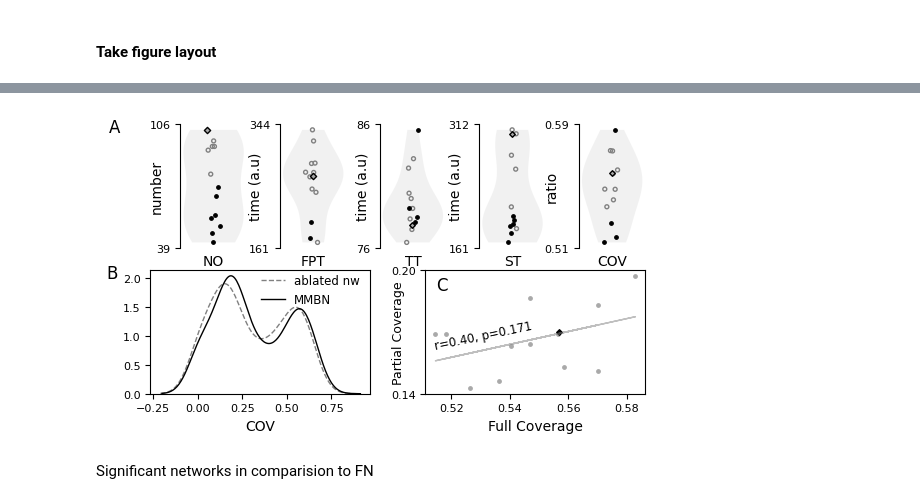
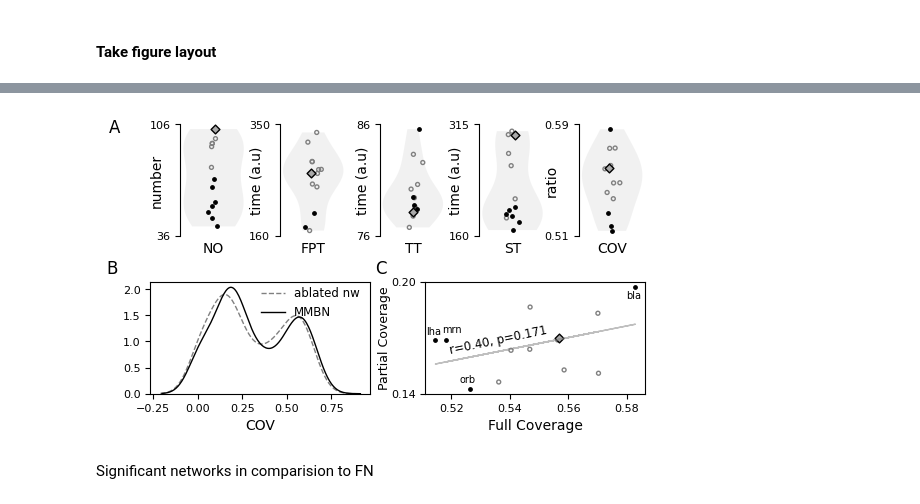
Before and after one commit to csndl-iitd/srg-tes-epilepsy-models, a Jupyter notebook: analysis/notebooks/Analyse fig_March_26.ipynb, the cells around one changed output, grey strips where cells are left out. Drawn from its saved outputs; the diff is of its cells as text; code cells hidden in the pictures.

```diff
--- a/analysis/notebooks/Analyse fig_March_26.ipynb
+++ b/analysis/notebooks/Analyse fig_March_26.ipynb
@@ -601,7 +624,7 @@ for i in nw:
 ####  Take figure layout
 # %%
 fig=plt.figure(figsize=(6,3.5))
-gs=gridspec.GridSpec(10,14,wspace=2.5,hspace=3) #10 rows, 15 columns
+gs=gridspec.GridSpec(11,14,wspace=2.5,hspace=3) #10 rows, 15 columns
 
 # fig 3A
 # make 5 plots inside
@@ -629,11 +652,11 @@ y_no=[num_trans[x] for x in snw_in]
 x_no=[x_jitter[x] for x in snw_in]
 ax0.scatter(x_no,y_no,s=6,zorder=2,c='k')
 # for MMBN
-ax0.scatter(x_jitter[0],num_trans[0],c='darkgray',s=10,zorder=2,marker='D',edgecolors='k')
+ax0.scatter(x_jitter[0],num_trans[0],c='darkgray',s=20,zorder=2,marker='D',edgecolors='k')
 # get current y limits
 ymin, ymax = ax0.get_ylim()
 # set ticks at first and last positions
-ax0.set_yticks([ymin, ymax])
+ax0.set_yticks([36, 106])
 ax0.yaxis.set_major_formatter(mticker.FormatStrFormatter('%.0f'))
 # optionally format them (e.g. integers, smaller font)
 ax0.tick_params(axis='y', labelsize=8)
@@ -663,11 +686,11 @@ y_fpt=[fpt_mean[x] for x in f_m_s ]
 x_fpt =[x_jitter[x] for x in f_m_s]
 ax1.scatter(x_fpt,y_fpt,s=6,zorder=2,c='k')
 # plot FN
-ax1.scatter(x_jitter[0],fpt_mean[0],c='darkgray',s=10,zorder=2,marker='D',edgecolors='k')
+ax1.scatter(x_jitter[0],fpt_mean[0],c='darkgray',s=20,zorder=2,marker='D',edgecolors='k')
 # get current y limits
 ymin, ymax = ax1.get_ylim()
 # set ticks at first and last positions
-ax1.set_yticks([ymin, ymax])
+ax1.set_yticks([160, 350])
 ax1.yaxis.set_major_formatter(mticker.FormatStrFormatter('%.0f'))
 # optionally format them (e.g. integers, smaller font)
 ax1.tick_params(axis='y', labelsize=8)
@@ -697,11 +720,11 @@ y_tt=[trans_time[x] for x in t_m_s ]
 x_tt=[x_jitter[x] for x in t_m_s]
 ax2.scatter(x_tt,y_tt,s=6,zorder=2,c='k')
 #plot FN
-ax2.scatter(x_jitter[0],trans_time[0],c='darkgray',s=8,zorder=2,marker='D',edgecolors='k')
+ax2.scatter(x_jitter[0],trans_time[0],c='darkgray',s=20,zorder=2,marker='D',edgecolors='k')
 # get current y limits
 ymin, ymax = ax2.get_ylim()
 # set ticks at first and last positions
-ax2.set_yticks([ymin, ymax])
+ax2.set_yticks([76, 86])
 ax2.yaxis.set_major_formatter(mticker.FormatStrFormatter('%.0f'))
 # optionally format them (e.g. integers, smaller font)
 ax2.tick_params(axis='y', labelsize=8)
@@ -731,11 +754,11 @@ y_st=[st_mean[x] for x in s_m_s ]
 x_st=[x_jitter[x] for x in s_m_s]
 ax3.scatter(x_st,y_st,s=6,zorder=2,c='k')
 #plot FN
-ax3.scatter(x_jitter[0],st_mean[0],c='darkgray',s=8,zorder=2,marker='D',edgecolors='k')
+ax3.scatter(x_jitter[0],st_mean[0],c='darkgray',s=20,zorder=2,marker='D',edgecolors='k')
 # get current y limits
 ymin, ymax = ax3.get_ylim()
 # set ticks at first and last positions
-ax3.set_yticks([ymin, ymax])
+ax3.set_yticks([160, 315])
 ax3.yaxis.set_major_formatter(mticker.FormatStrFormatter('%.0f'))
 # optionally format them (e.g. integers, smaller font)
 ax3.tick_params(axis='y', labelsize=8)
@@ -764,7 +787,7 @@ y_cv=[cov[x] for x in c_m_s ]
 x_cv=[x_jitter[x] for x in c_m_s]
 ax4.scatter(x_cv,y_cv,s=6,zorder=2,c='k')
 #plot FN
-ax4.scatter(x_jitter[0],cov[0],c='darkgray',s=8,zorder=2,marker='D',edgecolors='k')
+ax4.scatter(x_jitter[0],cov[0],c='darkgray',s=20,zorder=2,marker='D',edgecolors='k')
 # get current y limits
 ymin, ymax = ax4.get_ylim()
 # set ticks at first and last positions
@@ -784,7 +807,7 @@ for ax in [ax0,ax1,ax2,ax3,ax4]:
 #fig 3B
 # plot coverage in comparison to FN
 # choose network which looks cool
-ax5=fig.add_subplot(gs[5:10,0:7])
+ax5=fig.add_subplot(gs[6:11,0:7])
 # ax5.set_yticklabels([])
 # ax5.set_xticklabels([])
 ax5.tick_params(axis='y', labelsize=8)
@@ -817,13 +840,65 @@ ax5.set_ylabel("")
 
 #fig 3C
 # scatter plot of avg partial and full transition coverage
-ax6=fig.add_subplot(gs[5:10,7:14])
+ax6=fig.add_subplot(gs[6:11,7:14])
 # ax6.set_yticklabels([])
 # ax6.set_xticklabels([])
 ax6.set_xlabel("Full Coverage")
-ax6.set_ylabel("Partial Coverage",fontsize =9,labelpad=-10)
-ax6.scatter(cov[1:],cov_part[1:],s=6,c='darkgray')
-ax6.scatter(cov[0],cov_part[0],c='k',s=8,marker='D')
+ax6.set_ylabel("Partial Coverage",fontsize =9,labelpad=0)
+# ax6.scatter(cov[1:],cov_part[1:],s=6,c='darkgray')
+# ax6.scatter(cov[0],cov_part[0],c='k',s=8,marker='D')
+
+n_sg_cv=list(set(list(range(1,13)))-set(c_m_s))
+x_nsgcv=[cov[x] for x in n_sg_cv]
+y_nsgcv=[cov_part[x] for x in n_sg_cv]
+ax6.scatter(x_nsgcv,y_nsgcv,s=8,edgecolors='gray',facecolors='none', marker='o')
+# dark significant nw
+x_cv=[cov[x] for x in c_m_s ]
+y_cv=[cov_part[x] for x in c_m_s]
+ax6.scatter(x_cv,y_cv,s=6,zorder=2,c='k')
+# annotate significant networks
+
+for x in c_m_s:
+    name = network_asc[x]      # Get the network name
+    xi = cov[x]                # x-coordinate (Full Coverage)
+    yi = cov_part[x]           # y-coordinate (Partial Coverage)
+
+    if name=='mrn':
+
+        ax6.annotate(
+            name,
+            xy=(xi, yi),           # The point to annotate
+            xytext=(12, 4),         # Offset text by 4 points right and 4 points up
+            textcoords="offset points",
+            fontsize=7,            # Keep it small so it doesn't clutter the panel
+            color='black',
+            ha='right',             # Horizontally align text to the left of the offset
+            va='bottom'            # Vertically align text to the bottom of the offset
+        )
+    elif name=='bla':
+        ax6.annotate(
+            name,
+            xy=(xi, yi),           # The point to annotate
+            xytext=(4, -8),         # Offset text by 4 points right and 4 points up
+            textcoords="offset points",
+            fontsize=7,            # Keep it small so it doesn't clutter the panel
+            color='black',
+            ha='right',             # Horizontally align text to the left of the offset
+        )
+    else:
+        ax6.annotate(
+            name,
+            xy=(xi, yi),           # The point to annotate
+            xytext=(4, 4),         # Offset text by 4 points right and 4 points up
+            textcoords="offset points",
+            fontsize=7,            # Keep it small so it doesn't clutter the panel
+            color='black',
+            ha='right',             # Horizontally align text to the left of the offset
+        )
+
+#plot FN
+ax6.scatter(cov[0],cov_part[0],c='darkgray',s=20,marker='D',edgecolors='k')
+
 # fit straight line
 coeffs=np.polyfit(cov,cov_part,deg=1)
 slope,intercept=coeffs
@@ -833,8 +908,8 @@ corr,pval =pearsonr(cov,cov_part)
 #plot fit line
 ax6.plot(cov,y_fit,color='grey',linewidth=1, alpha=0.5)
 # annotate over line
-x_mid=np.mean(cov)
-y_mid=slope*x_mid+intercept-0.006
+x_mid=np.mean(cov)+0.005
+y_mid=slope*x_mid+intercept-0.008
 angle=np.degrees(np.arctan(slope))-5
 ax6.text(x_mid,y_mid,f"r={corr:.2f}, p={pval:.3f}",
          fontsize=8.5,color='black', rotation=angle,
@@ -854,10 +929,10 @@ ax0.text(-0.9, 1.05, "A", transform=ax0.transAxes,
          fontsize=12, va="top", ha="right")
 
 # Panel B
-ax5.text(-0.15, 1.05, "B", transform=ax5.transAxes,
+ax5.text(-0.15, 1.2, "B", transform=ax5.transAxes,
          fontsize=12, va="top", ha="right")
 
 # Panel C
-ax6.text(0.1, 0.95, "C", transform=ax6.transAxes,
+ax6.text(-0.175, 1.2, "C", transform=ax6.transAxes,
          fontsize=12, va="top", ha="right")
 # %% [output]
@@ -865,4 +940,4 @@ Text(0.1, 0.95, 'C')
-[figure, old version]
+[figure, new version]
 # %% [markdown]
 Significant networks in comparision to FN
 # %% [markdown]
```
Also changed, not shown: parts of 7 cells of this notebook, 3 other files.
